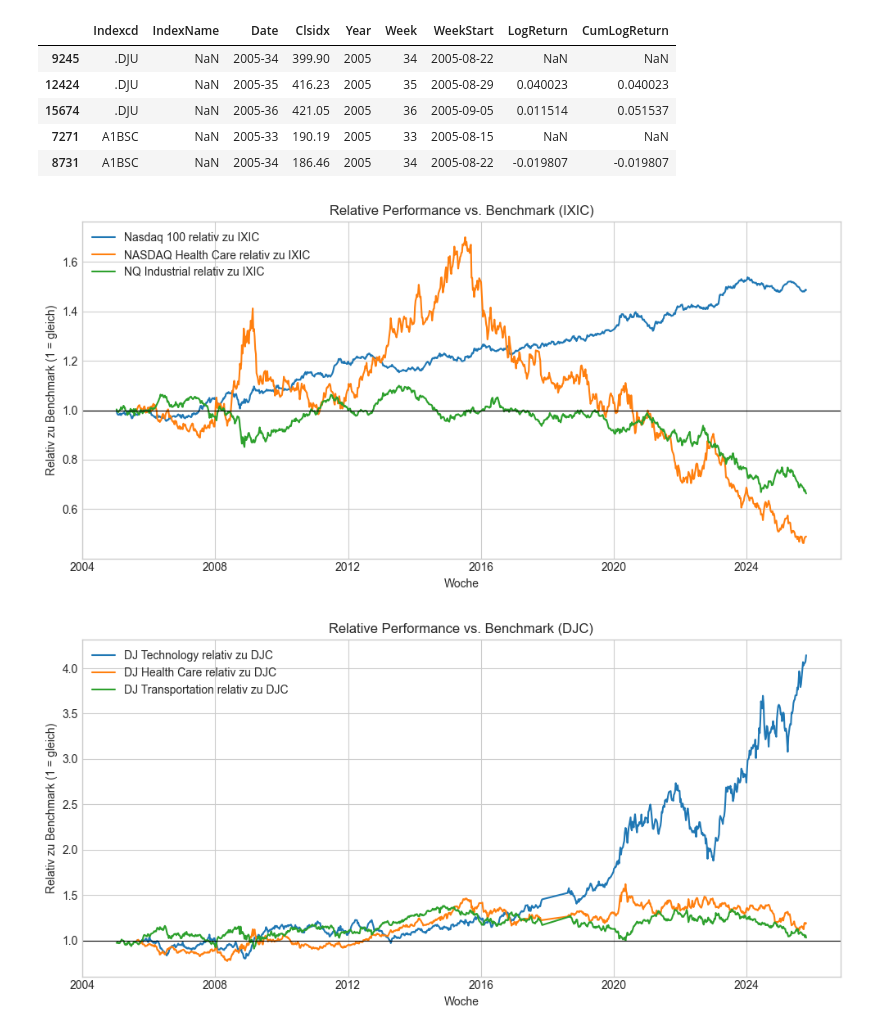
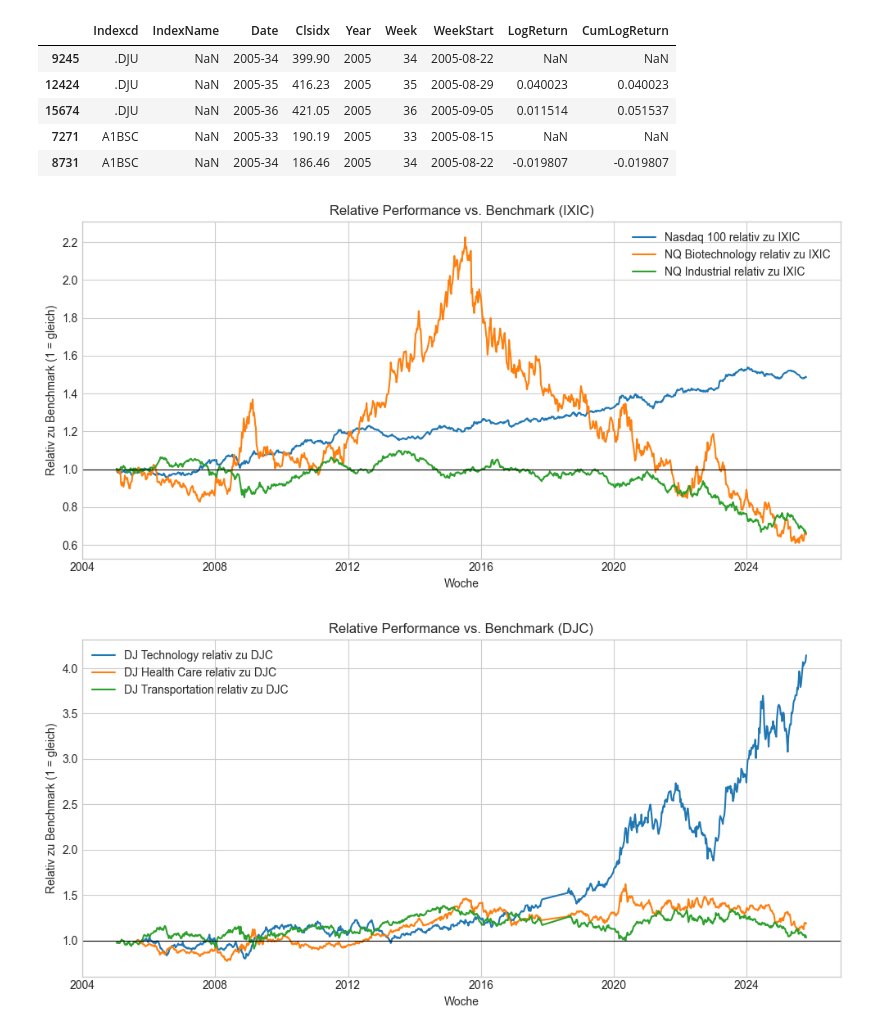
Before and after one commit to N4ims/mandarin-momentum, a Jupyter notebook: data_US.ipynb, the cells around one changed output. Saved outputs shown, nothing was run; the diff lists cells and outputs as text; code cells hidden in the pictures.

```diff
--- a/data_US.ipynb
+++ b/data_US.ipynb
@@ -297,7 +300,8 @@ index_names = [
     'NQ Internet',
     'Nasdaq',
     'NQ Industrial',
-    'NQ Computer'
+    'NQ Computer',
+    'NQ Biotechnology'
 ]
 
 # Filtere nach dem Datum 2010-06-11 und zeige jede Teilmenge an
@@ -639,7 +643,7 @@ us_weekly['Clsidx'] = pd.to_numeric(us_weekly['Clsidx'], errors='coerce')
 us_weekly['LogReturn'] = np.log(us_weekly['Clsidx']).groupby(us_weekly['Indexcd']).diff()
 
 # ===== Plot der wöchentlichen Log-Returns pro ausgewähltem Index =====
-codes = ['NDX','IXUT','IXHC','IXTR','DJC','DJT','DJUSHC','DJUSTC']   # anpassen
+codes = ['NDX','IXUT','IXHC','IXTR','DJC','DJT','DJUSHC','DJUSTC', 'NBI']   # anpassen
 plt.style.use('seaborn-v0_8-whitegrid')
 for code in codes:
     sub = us_weekly[us_weekly['Indexcd'] == code].dropna(subset=['LogReturn'])
@@ -686,7 +691,7 @@ us_weekly['LogReturn'] = np.log(us_weekly['Clsidx']).groupby(us_weekly['Indexcd'
 us_weekly['CumLogReturn'] = us_weekly.groupby('Indexcd')['LogReturn'].cumsum()
 
 # === Plot: Weekly & Accumulated Log Returns ===
-codes = ['NDX','IXUT','IXHC','IXID','DJC','DJT','DJUSHC','DJUSTC']   # anpassen
+codes = ['NDX','IXUT','IXHC','IXID','DJC','DJT','DJUSHC','DJUSTC', 'NBI']   # anpassen
 
 plt.style.use('seaborn-v0_8-whitegrid')
 
@@ -780,7 +786,7 @@ import pandas as pd
 import matplotlib.pyplot as plt
 
 # === Dow Jones Indizes ===
-codes = ['IXIC', 'NDX', 'IXHC', 'IXID']  # Nasdaq 100, Telecommunications, Health Care, Transportation
+codes = ['IXIC', 'NDX', 'NBI', 'IXID']  # Nasdaq 100, Telecommunications, Health Care, Transportation
 bench = 'IXIC'
 
 # --- Daten vorbereiten ---
@@ -808,34 +814,34 @@ pivot = (
 
 # Nur Wochen behalten, in denen der Benchmark vorhanden ist
 pivot = pivot.dropna(subset=[bench])
 
 # --- Relative Performance: exp(cumsum(Subindex - Benchmark)) ---
 rel = {}
 names = {}
 for code in codes:
     if code == bench or code not in pivot.columns:
         continue
     pair = pivot[[bench, code]].dropna()  # gemeinsame Wochen
     if pair.empty:
         continue
     ex_ret = (pair[code] - pair[bench]).cumsum()
     rel[code] = np.exp(ex_ret)            # Start = 1
     nm = df.loc[df['Indexcd']==code, 'IndexName']
     names[code] = (nm.dropna().iloc[0] if not nm.dropna().empty else code)
 
 # --- Plot ---
 plt.figure(figsize=(10,5))
 for code, series in rel.items():
     plt.plot(series.index, series.values, label=f"{names[code]} relativ zu {bench}")
 plt.axhline(1.0, color='black', linewidth=0.8)
 plt.title(f"Relative Performance vs. Benchmark ({bench})")
 plt.ylabel("Relativ zu Benchmark (1 = gleich)")
 plt.xlabel("Woche")
 plt.legend()
 plt.tight_layout()
 plt.show()
 # %% [output]
-[figure, old version]
+[figure, new version]
 # %%
 import numpy as np
 import pandas as pd
```
Also changed, not shown: parts of 8 cells of this notebook, 3 other files.
